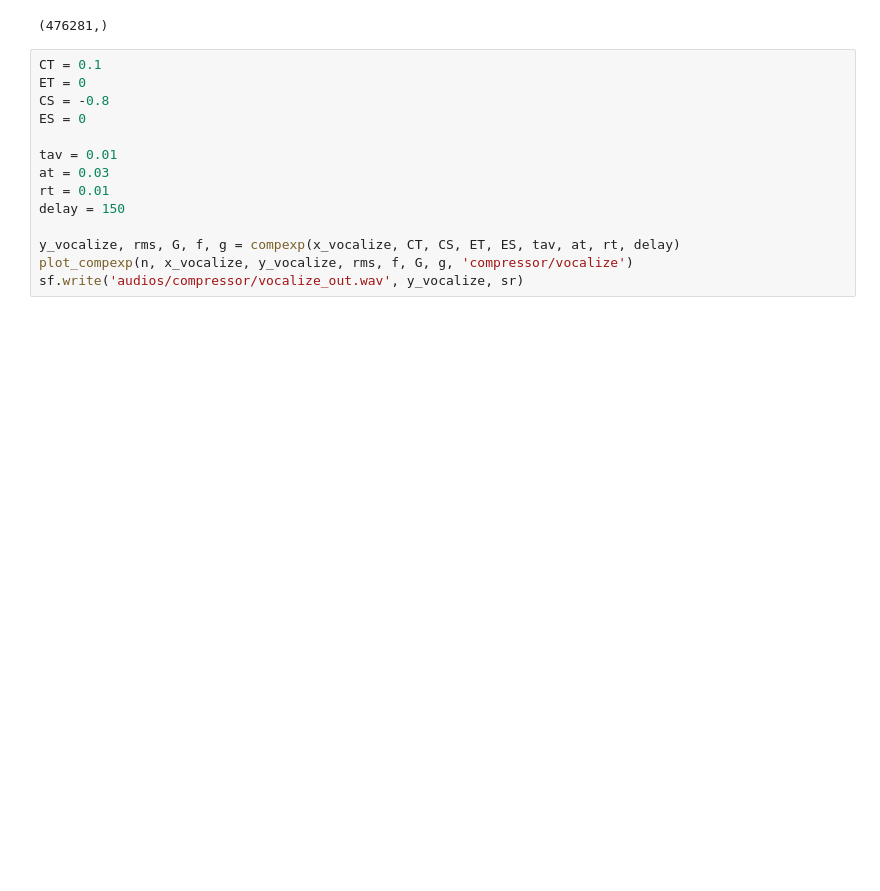
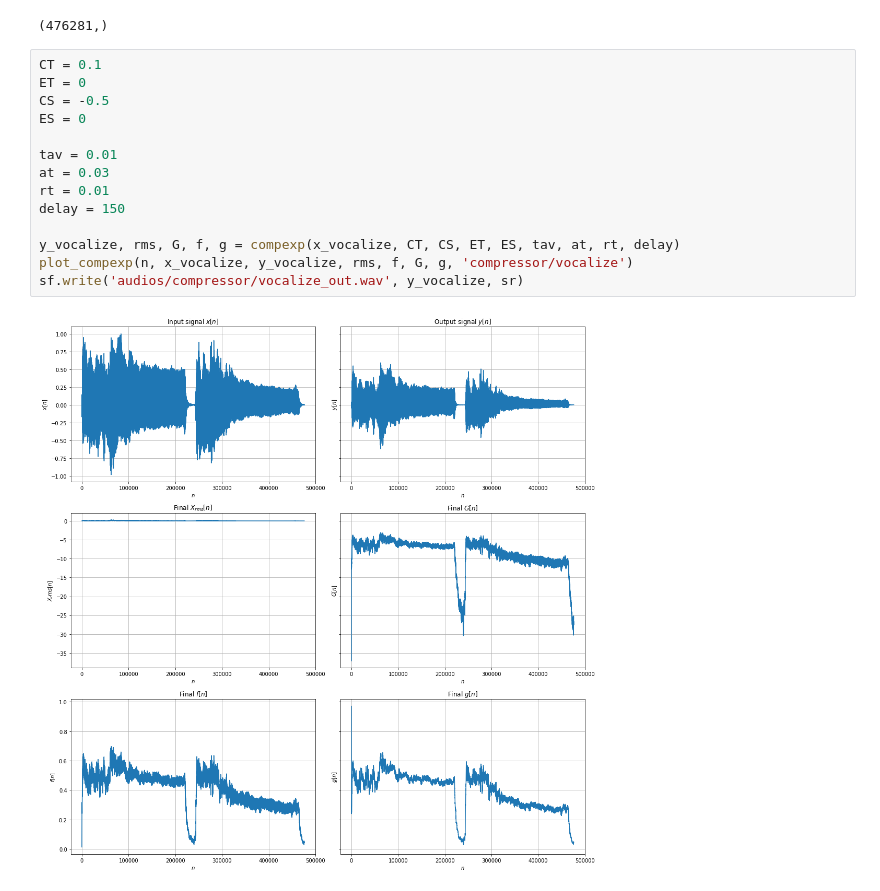
Before and after one commit to gbfelgas/coe780-topics-in-audio-signal-processing, a Jupyter notebook: chap04/compexp.ipynb, the cells around one changed output. Cells and saved outputs as stored; diff of their text form; blank space fills up the shorter version.

```diff
--- a/chap04/compexp.ipynb
+++ b/chap04/compexp.ipynb
@@ -168,17 +168,19 @@ print(x_vocalize.shape)
 # %%
 CT = 0.1
 ET = 0
-CS = -0.8
+CS = -0.5
 ES = 0
 
 tav = 0.01
 at = 0.03
 rt = 0.01
 delay = 150
 
 y_vocalize, rms, G, f, g = compexp(x_vocalize, CT, CS, ET, ES, tav, at, rt, delay)
 plot_compexp(n, x_vocalize, y_vocalize, rms, f, G, g, 'compressor/vocalize')
 sf.write('audios/compressor/vocalize_out.wav', y_vocalize, sr)
+# %% [output]
+[figure, added]
 # %%
 plt.plot(n, rms)
 plt.title(r'Final $X_{rms}[n]$')
```
Also changed, not shown: parts of 26 cells of this notebook, 5 other files.
